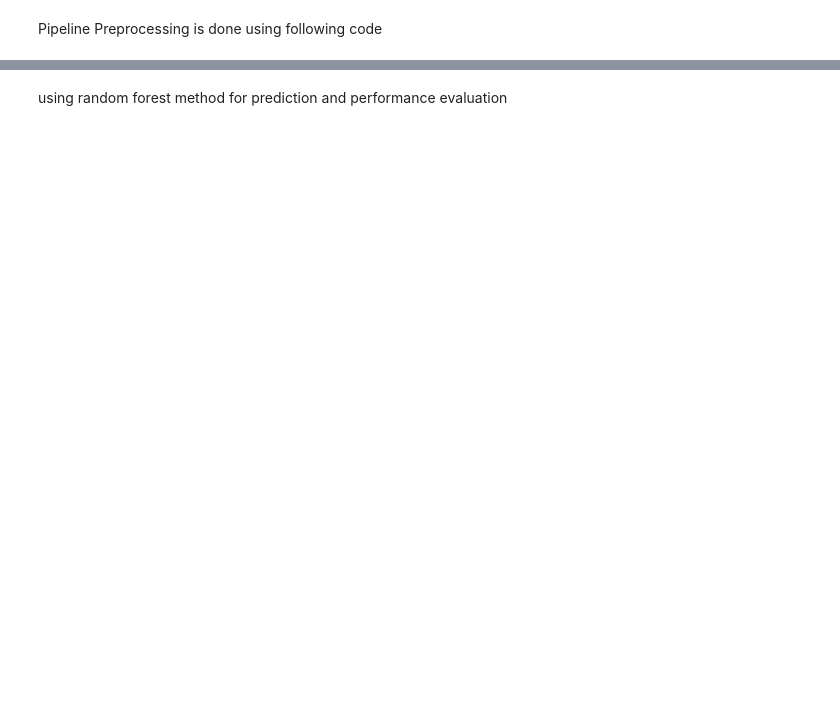
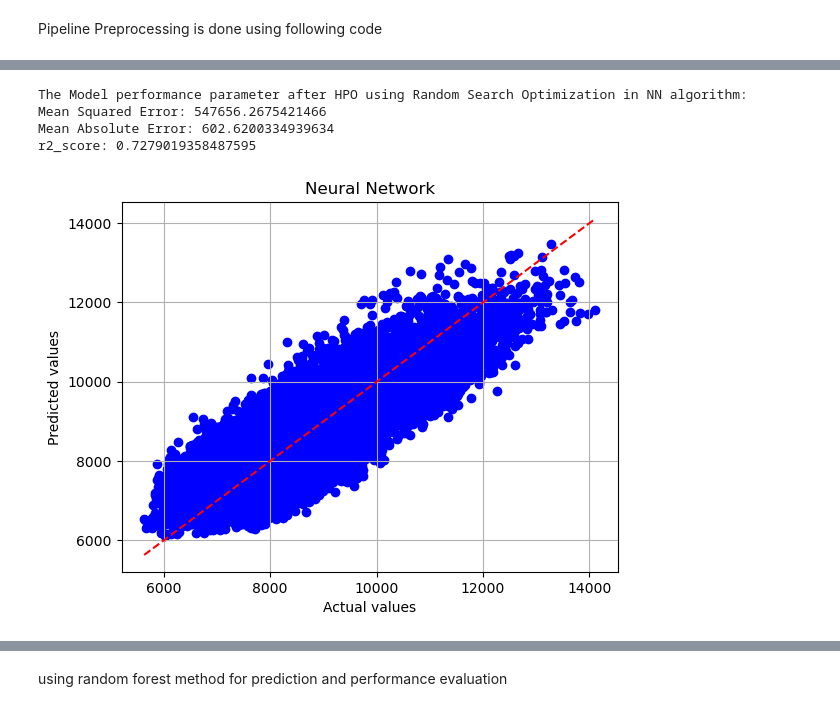
Before and after one commit to COSC5557/pipeline-optimization-Sanjeeb-PL, a Jupyter notebook: pipeline_optimization.ipynb, the cells around one changed output, grey strips where cells are left out. Cells and saved outputs as stored; diff of their text form; code cells hidden in the pictures; blank space fills up the shorter version.

```diff
--- a/pipeline_optimization.ipynb
+++ b/pipeline_optimization.ipynb
@@ -290,0 +614,23 @@ OrderedDict({'regressor__activation': 'relu', 'regressor__alpha': 2.114217751084
+# %%
+R2_score = r2_score(y_test, y_pred)
+mae = mean_absolute_error(y_test, y_pred)
+mse = mean_squared_error(y_test, y_pred)
+print("The Model performance parameter after HPO using Random Search Optimization in NN algorithm:")
+print("Mean Squared Error:", mse)
+print("Mean Absolute Error:", mae)
+print("r2_score:", R2_score)
+
+# Plotting the results (optional)
+plt.plot([min(y_test), max(y_test)], [min(y_test), max(y_test)], color='red', linestyle='--', label='Perfect fit')
+plt.scatter(y_test, y_pred, color='blue')
+plt.title('Neural Network')
+plt.xlabel('Actual values')
+plt.ylabel('Predicted values')
+plt.grid(True)
+plt.show()
+# %% [output]
+The Model performance parameter after HPO using Random Search Optimization in NN algorithm:
+Mean Squared Error: 547656.2675421466
+Mean Absolute Error: 602.6200334939634
+r2_score: 0.7279019358487595
+[figure, added]
```
Also changed, not shown: parts of 27 cells of this notebook, 1 other file.
